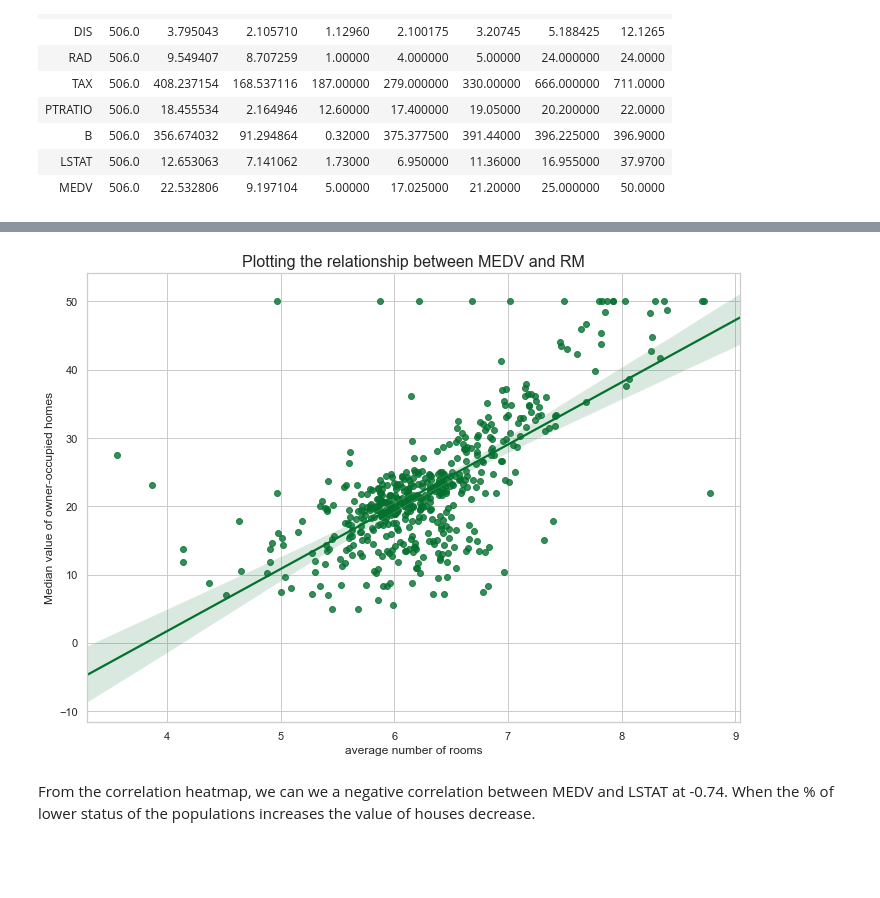
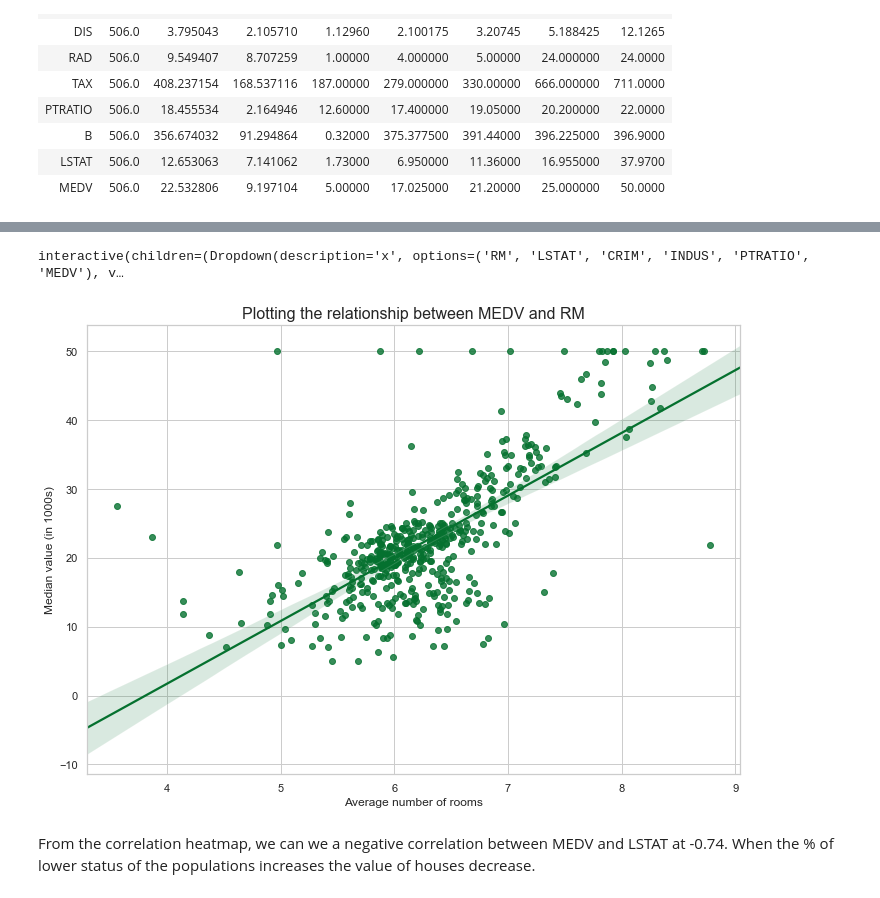
Before and after one commit to RitRa/MachineLearning-project, a Jupyter notebook: Machine Learning and Statistics Project 2019.ipynb, the cells around one changed output, grey strips where cells are left out. Cells and saved outputs as stored; diff of their text form; code cells hidden in the pictures; blank space fills up the shorter version.

```diff
--- a/Machine Learning and Statistics Project 2019.ipynb
+++ b/Machine Learning and Statistics Project 2019.ipynb
@@ -176,0 +237,10 @@ From the correlation heatmap
+# %%
+if not os.path.exists("plots/box"):
+    os.makedirs("plots/box")
+#@interact
+sns.set(color_codes=True)
+colors = ["y", "b", "g", "r"]
+
+for i, col in enumerate(boston, 1):
+   sns.boxplot(boston[col],color=random.choice(colors), orient="v")
+   plt.savefig("plots/box/box_" + str(i) + ".png")
@@ -177,25 +249,43 @@ From the correlation heatmap
+# %%
+
+sns.set(style="whitegrid",  rc={'figure.figsize':(11.7,8.27)})
+
+df= boston[['RM','LSTAT','CRIM','INDUS','PTRATIO', 'MEDV']]
+
+#create a folder to add the plots to
+if not os.path.exists("plots/linearregression/"):
+    os.makedirs("plots/linearregression/")
+
+@interact
+def scatter_plot(x=list(df.select_dtypes('number').columns)):
+
+    for i, col in enumerate(df):
+       sns.regplot(x=x, y='MEDV', data=df)
+       plt.savefig("plots/linearregression/linearreg_" + str(i) + ".png")
+# %% [output]
+interactive(children=(Dropdown(description='x', options=('RM', 'LSTAT', 'CRIM', 'INDUS', 'PTRATIO', 'MEDV'), v…
 # %%
 sns.set(style="whitegrid", palette="BuGn_r", rc={'figure.figsize':(11.7,8.27)})
 
 #sns.scatterplot(x='RM', y='MEDV', data=boston)
 sns.regplot(x='RM', y='MEDV', data=boston)
 title="Plotting the relationship between MEDV and RM"
 
 # Set x-axis label
-plt.xlabel('average number of rooms')
+plt.xlabel('Average number of rooms')
 # Set y-axis label
-plt.ylabel('Median value of owner-occupied homes')
+plt.ylabel('Median value (in 1000s)')
 
 # increasing font size
 plt.title(title, fontsize=16)
 
 #save the plot
 plt.savefig('plots/medvvrmrelationship.png')
 
 # Show the plot
 plt.show()
 # %% [output]
-[figure, old version]
+[figure, new version]
 # %% [markdown]
 From the correlation heatmap, we can we a negative correlation between MEDV and LSTAT at -0.74. When the % of lower status of the populations increases the value of houses decrease.
 # %%
```
Also changed, not shown: parts of 26 cells of this notebook, 34 other files.
